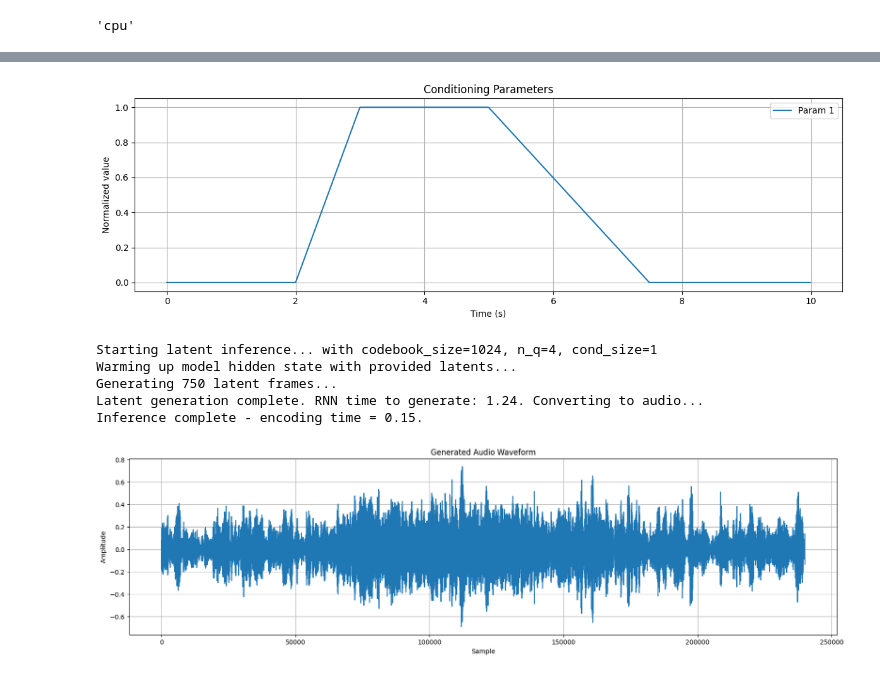
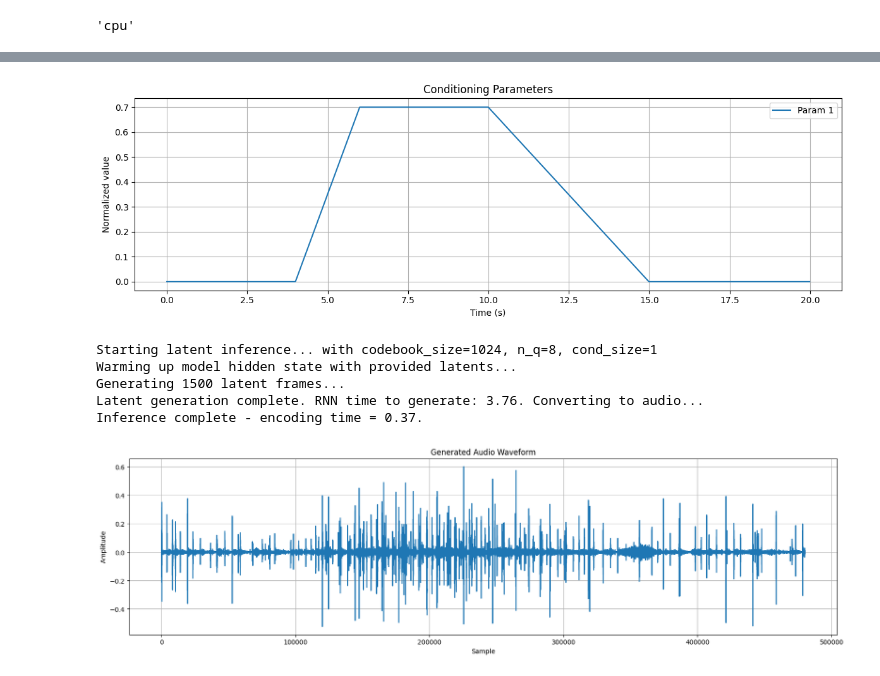
Before and after one commit to smilo7/RNeNcodec, a Jupyter notebook: InferenceEncodec.ipynb, the cells around one changed output, grey strips where cells are left out. Cells and saved outputs as stored; diff of their text form; code cells hidden in the pictures.

Commit message:
working well with split-training sequences (2 parameter settings per sequence) and nice streaming parameters for the inference.

```diff
--- a/InferenceEncodec.ipynb
+++ b/InferenceEncodec.ipynb
@@ -21,13 +21,16 @@ from inference import run_inference
 # Point run dir to the folder that Train.ipynb created for its run.
 
 # good one ... run_directory = str(Path('./output/20250811_135640')) # 'Path to the directory of the saved run.'
-run_directory = str(Path('./output/20250828_173834_encodectest_DSWind')) # 'Path to the directory of the saved run.'
-run_directory = str(Path('./output/20250905_130844_encodectest_DSWind_splitseqs')) # 'Path to the directory of the saved run.'
-
+#run_directory = str(Path('./output/20250828_173834_encodectest_DSWind')) # 'Path to the directory of the saved run.'
+#run_directory = str(Path('./output/20250905_130844_encodectest_DSWind_splitseqs')) # 'Path to the directory of the saved run.'
+#run_directory = str(Path('./output/20250906_152317_encodectest_DSBugs_splitseqs_sl125_3l_size64_nq4'))
+#run_directory = str(Path('./output/20250906_170007_encodectest_DSPistons_splitseqs_sl125_3l_size64_nq4'))
+#run_directory = str(Path('./output/20250907_113358_encodectest_TokWotalDuet_splitseqs_sl125_3l_size128_nq8_emb4.5'))
+run_directory = str(Path('./output/20250908_140500_encodectest_DSApplause_splitseqs_sl125_3l_size128_nq8_emb4.5'))
 
 top_n = 32 #'Sample from the top N most likely outputs.'
 temperature = 1 #'Controls the randomness of predictions.'
-length_seconds =10.0 #'Length of the audio to generate in seconds.'
+length_seconds =20.0 #'Length of the audio to generate in seconds.'
 
 frame_rate=75
 generation_length = int(length_seconds * frame_rate)
@@ -145,38 +150,38 @@ cond_seq = torch.zeros(generation_length, num_cond_params)
 num_cond_params = model_config.cond_size
 cond_seq = torch.zeros(generation_length, num_cond_params)
 
 # instID
 # cond_seq[:, 0] = 0
 # cond_seq[:, 1] = 0
 # cond_seq[:, 2] = 0   #bugs
 # cond_seq[:, 3] = 0
 # cond_seq[:, 4] = 0   #pistons
 # cond_seq[:, 5] = 0
 # cond_seq[:, 6] = 1
 
 # param_1
-cond_seq[:, 0] = torch.FloatTensor(multi_linspace([(0, 0),(.2,0), (.3,1), (.5,1),(.75,0),(1,0)], generation_length))
+cond_seq[:, 0] = torch.FloatTensor(multi_linspace([(0, 0),(.2,0), (.3,.7), (.5,.7),(.75,0),(1,0)], generation_length))
 
 plot_condition_tensor(cond_seq, frame_rate)
 
 generated_audio_glide, sr = run_inference(model, enc_model, cond_seq.to(device), warmup_sequence.to(device), clamp_val, top_n=top_n, temperature=temperature, include_warmup_audio=False)
 
 
 plt.figure(figsize=(20, 5))
 plt.plot(generated_audio_glide)
 plt.title("Generated Audio Waveform")
 plt.xlabel("Sample")
 plt.ylabel("Amplitude")
 plt.grid()
 
 plt.show()
 Audio(generated_audio_glide, rate=sr)
 # %% [output]
-[figure, old version]
+[figure, new version]
-Starting latent inference... with codebook_size=1024, n_q=4, cond_size=1
+Starting latent inference... with codebook_size=1024, n_q=8, cond_size=1
 Warming up model hidden state with provided latents...
-Generating 750 latent frames...
-Latent generation complete. RNN time to generate: 1.24. Converting to audio...
-Inference complete - encoding time = 0.15.
+Generating 1500 latent frames...
+Latent generation complete. RNN time to generate: 3.76. Converting to audio...
+Inference complete - encoding time = 0.37.
-[figure, old version]
+[figure, new version]
 [interactive output not drawn]
```
Also changed, not shown: parts of 6 cells of this notebook, 3 other files.
